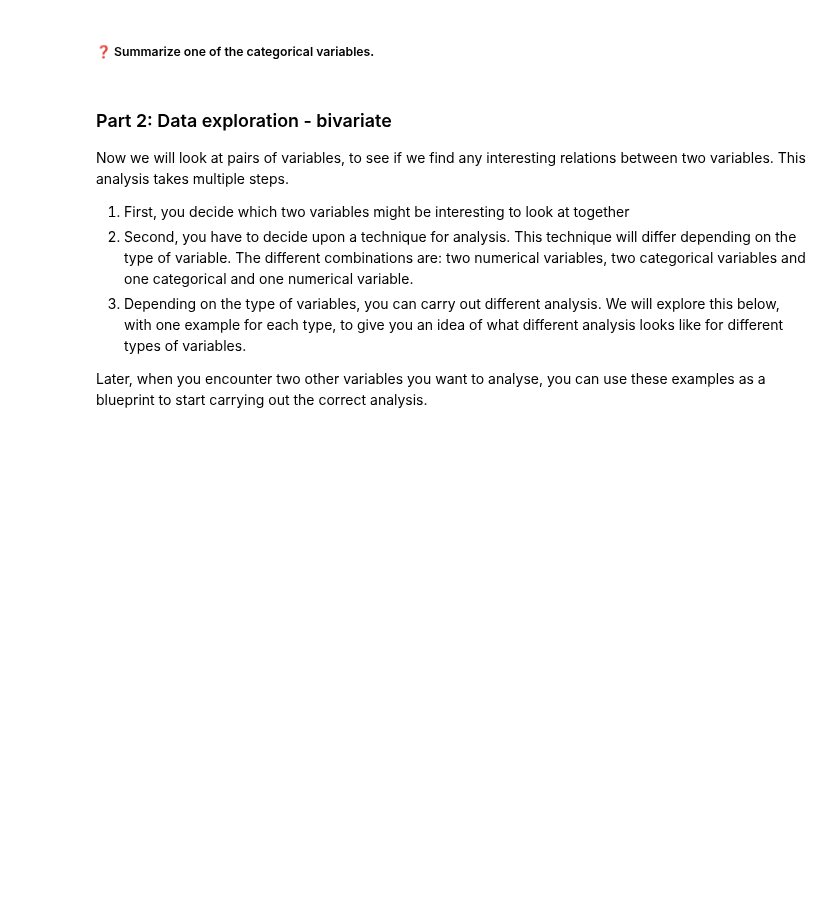
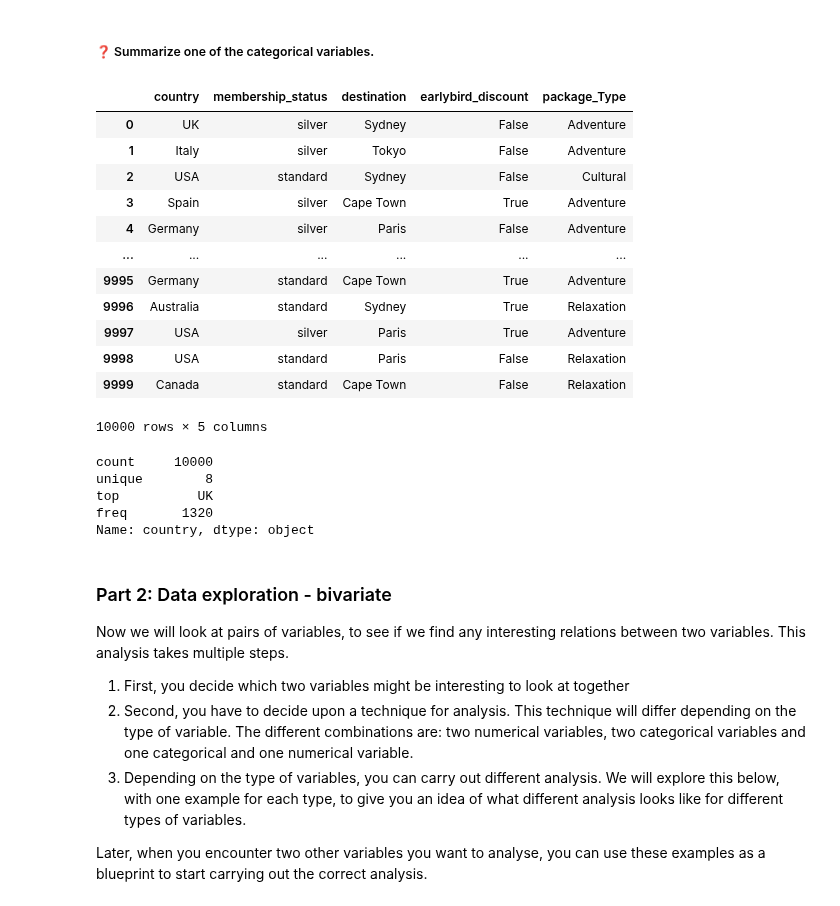
Before and after one commit to ManoahKinnaert/DAML, a Jupyter notebook: lab2/lab_2_exploring_data_pandas.ipynb, the cells around one changed output. Cells and saved outputs as stored; diff of their text form; code cells hidden in the pictures; blank space fills up the shorter version.

```diff
--- a/lab2/lab_2_exploring_data_pandas.ipynb
+++ b/lab2/lab_2_exploring_data_pandas.ipynb
@@ -102,3 +151,19 @@ YOUR OBSERVATIONS HERE
 ##### ❓ Summarize one of the categorical variables.
 # %%
 #YOUR CODE HERE
+categoral = ["country", "membership_status", "destination", "earlybird_discount", "package_Type"]
+travel_dataset[categoral]
+# %% [output]
+|  | country | membership_status | destination | earlybird_discount | package_Type |
+| 0 | UK | silver | Sydney | False | Adventure |
+| 1 | Italy | silver | Tokyo | False | Adventure |
+| 2 | USA | standard | Sydney | False | Cultural |
+| 3 | Spain | silver | Cape Town | True | Adventure |
+| 4 | Germany | silver | Paris | False | Adventure |
+| ... | ... | ... | ... | ... | ... |
+| 9995 | Germany | standard | Cape Town | True | Adventure |
+| 9996 | Australia | standard | Sydney | True | Relaxation |
+| 9997 | USA | silver | Paris | True | Adventure |
+| 9998 | USA | standard | Paris | False | Relaxation |
+| 9999 | Canada | standard | Cape Town | False | Relaxation |
+10000 rows × 5 columns
@@ -107,3 +170,11 @@ YOUR OBSERVATION HERE
+# %%
+travel_dataset["country"].describe()
+# %% [output]
+count     10000
+unique        8
+top          UK
+freq       1320
+Name: country, dtype: object
 # %% [markdown]
 ### Part 2: Data exploration - bivariate
 
```
Also changed, not shown: parts of 7 cells of this notebook.
